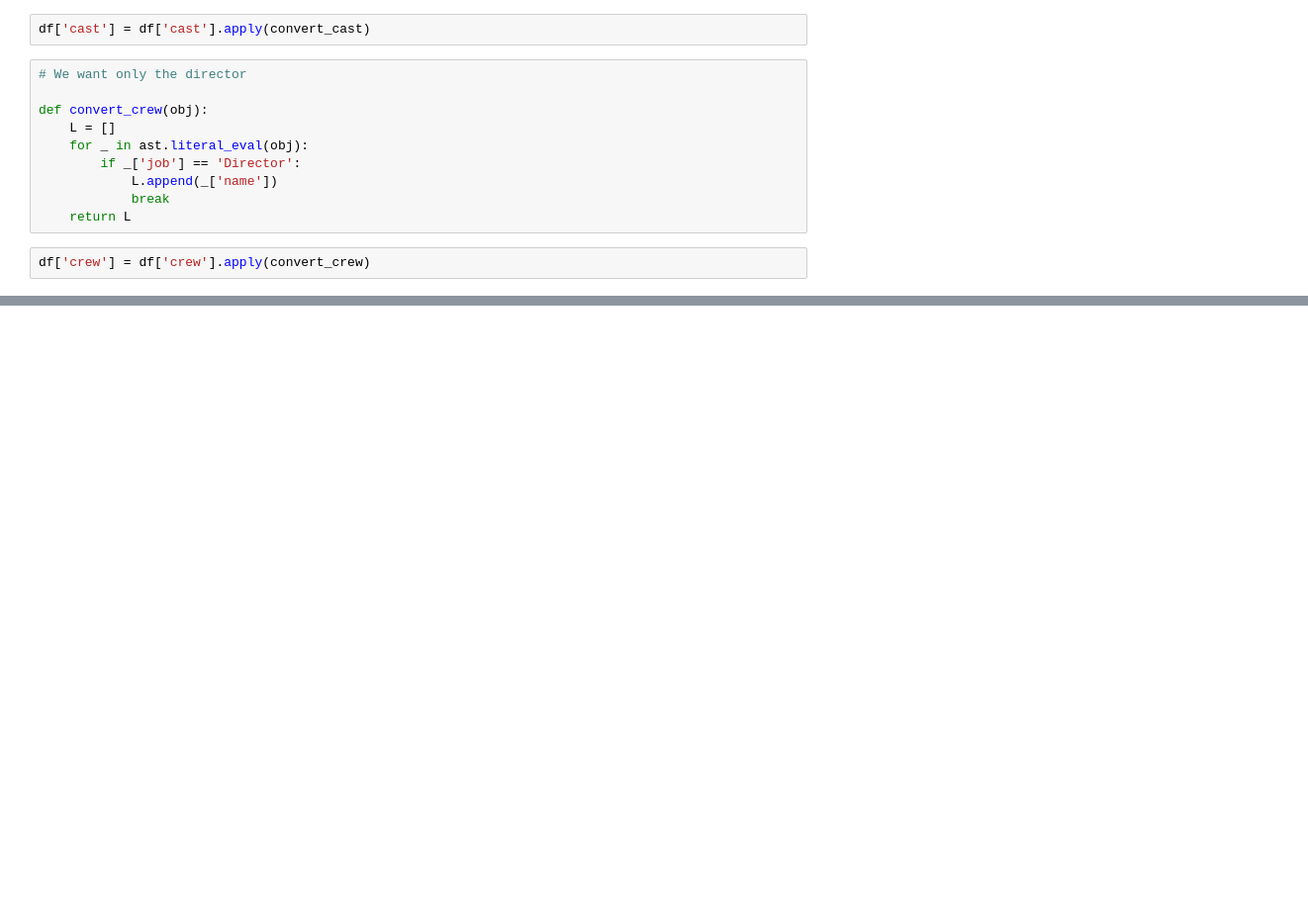
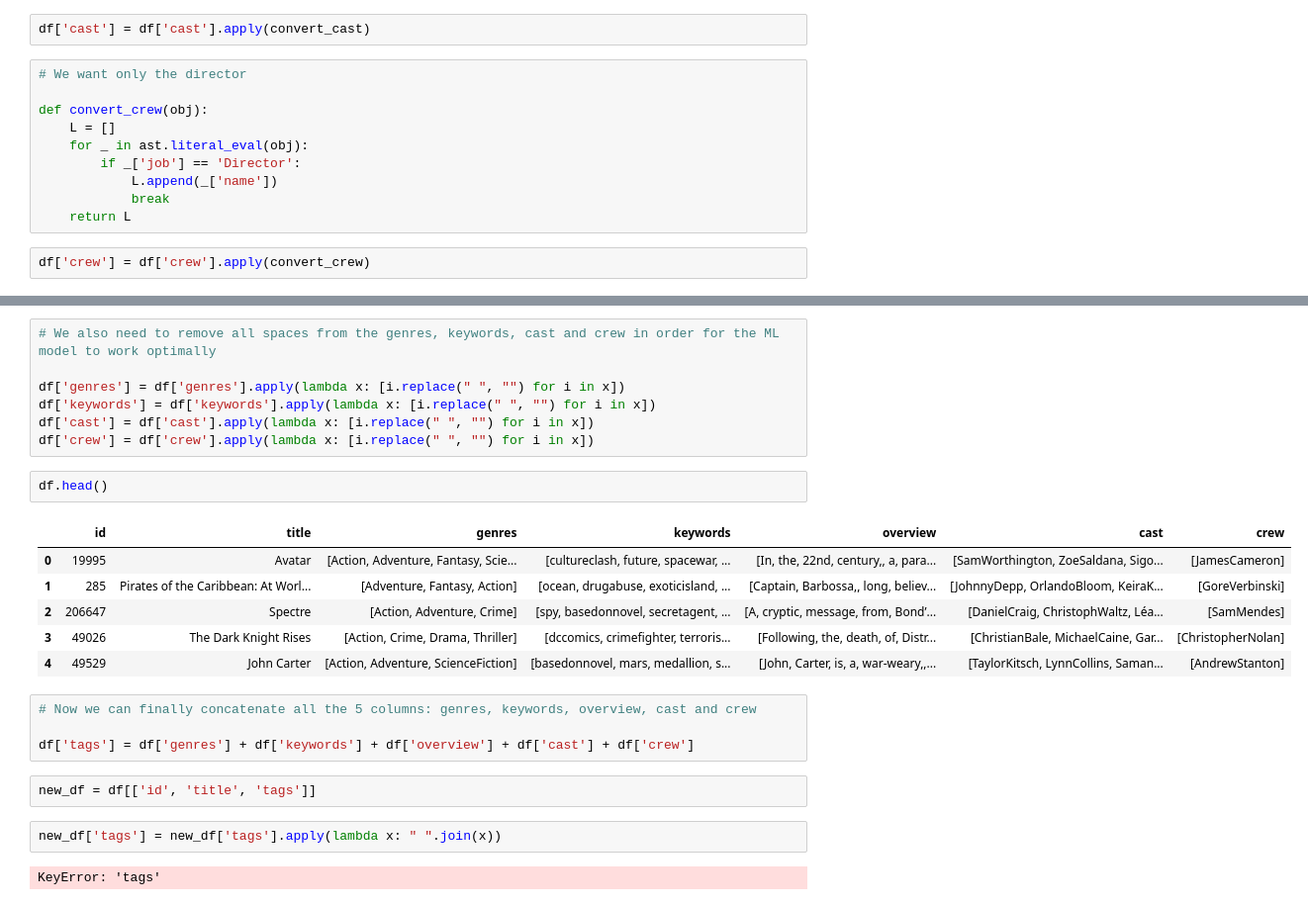
Before and after one commit to abhiswrld/Movie-Recommender-System, a Jupyter notebook: movie_recommender_system.ipynb, the cells around one changed output, grey strips where cells are left out. Shown at 99% size. Cells and saved outputs as stored; diff of their text form; blank space fills up the shorter version.

```diff
--- a/movie_recommender_system.ipynb
+++ b/movie_recommender_system.ipynb
@@ -164,0 +178,26 @@ df.head()
+# %%
+# We also need to remove all spaces from the genres, keywords, cast and crew in order for the ML model to work optimally
+
+df['genres'] = df['genres'].apply(lambda x: [i.replace(" ", "") for i in x])
+df['keywords'] = df['keywords'].apply(lambda x: [i.replace(" ", "") for i in x])
+df['cast'] = df['cast'].apply(lambda x: [i.replace(" ", "") for i in x])
+df['crew'] = df['crew'].apply(lambda x: [i.replace(" ", "") for i in x])
+# %%
+df.head()
+# %% [output]
+|  | id | title | genres | keywords | overview | cast | crew |
+| 0 | 19995 | Avatar | [Action, Adventure, Fantasy, Scie... | [cultureclash, future, spacewar, ... | [In, the, 22nd, century,, a, para... | [SamWorthington, ZoeSaldana, Sigo... | [JamesCameron] |
+| 1 | 285 | Pirates of the Caribbean: At Worl... | [Adventure, Fantasy, Action] | [ocean, drugabuse, exoticisland, ... | [Captain, Barbossa,, long, believ... | [JohnnyDepp, OrlandoBloom, KeiraK... | [GoreVerbinski] |
+| 2 | 206647 | Spectre | [Action, Adventure, Crime] | [spy, basedonnovel, secretagent, ... | [A, cryptic, message, from, Bond’... | [DanielCraig, ChristophWaltz, Léa... | [SamMendes] |
+| 3 | 49026 | The Dark Knight Rises | [Action, Crime, Drama, Thriller] | [dccomics, crimefighter, terroris... | [Following, the, death, of, Distr... | [ChristianBale, MichaelCaine, Gar... | [ChristopherNolan] |
+| 4 | 49529 | John Carter | [Action, Adventure, ScienceFiction] | [basedonnovel, mars, medallion, s... | [John, Carter, is, a, war-weary,,... | [TaylorKitsch, LynnCollins, Saman... | [AndrewStanton] |
+# %%
+# Now we can finally concatenate all the 5 columns: genres, keywords, overview, cast and crew
+
+df['tags'] = df['genres'] + df['keywords'] + df['overview'] + df['cast'] + df['crew']
+# %%
+new_df = df[['id', 'title', 'tags']]
+# %%
+new_df['tags'] = new_df['tags'].apply(lambda x: " ".join(x))
+# %% [output]
+KeyError: 'tags'
```
Also changed, not shown: parts of 3 cells of this notebook.
